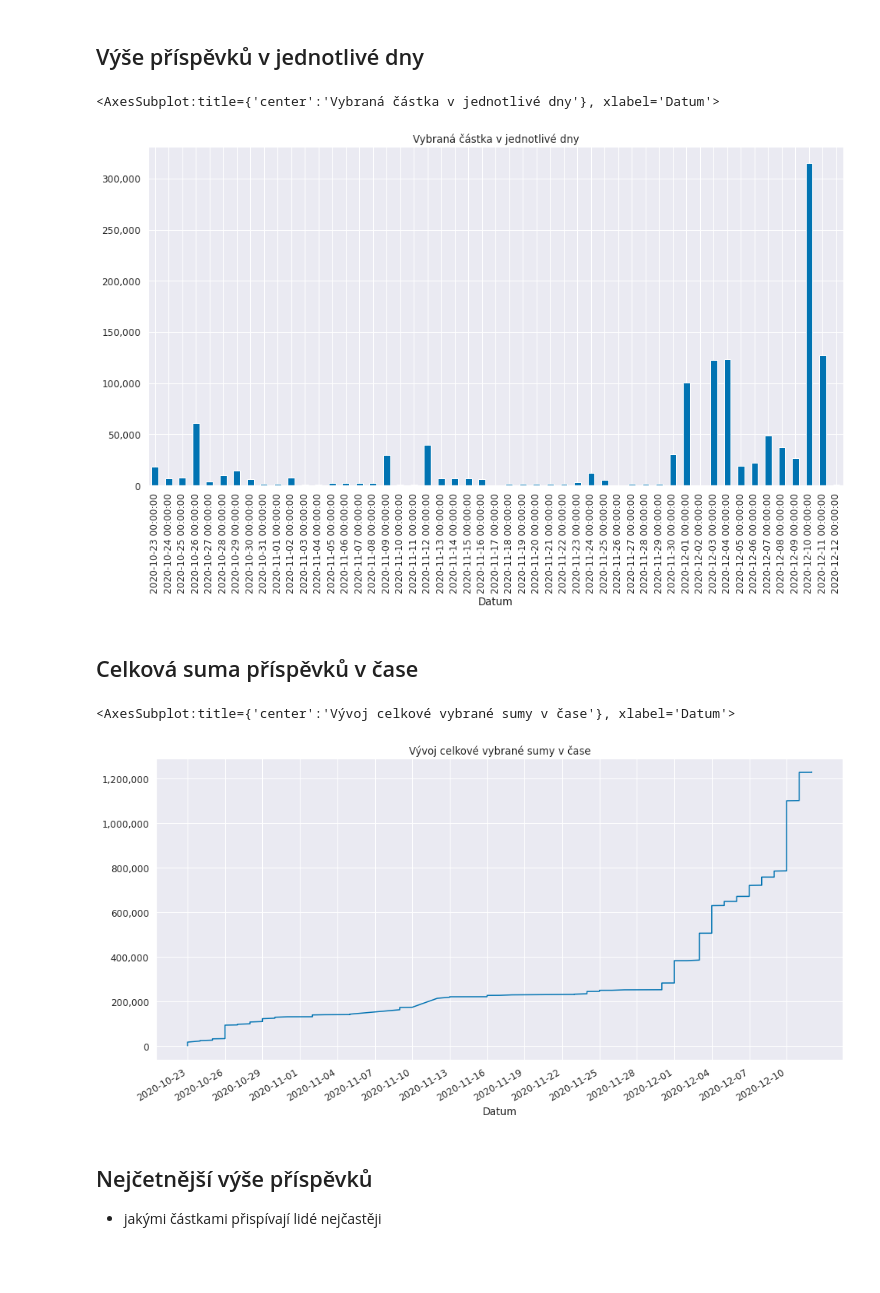
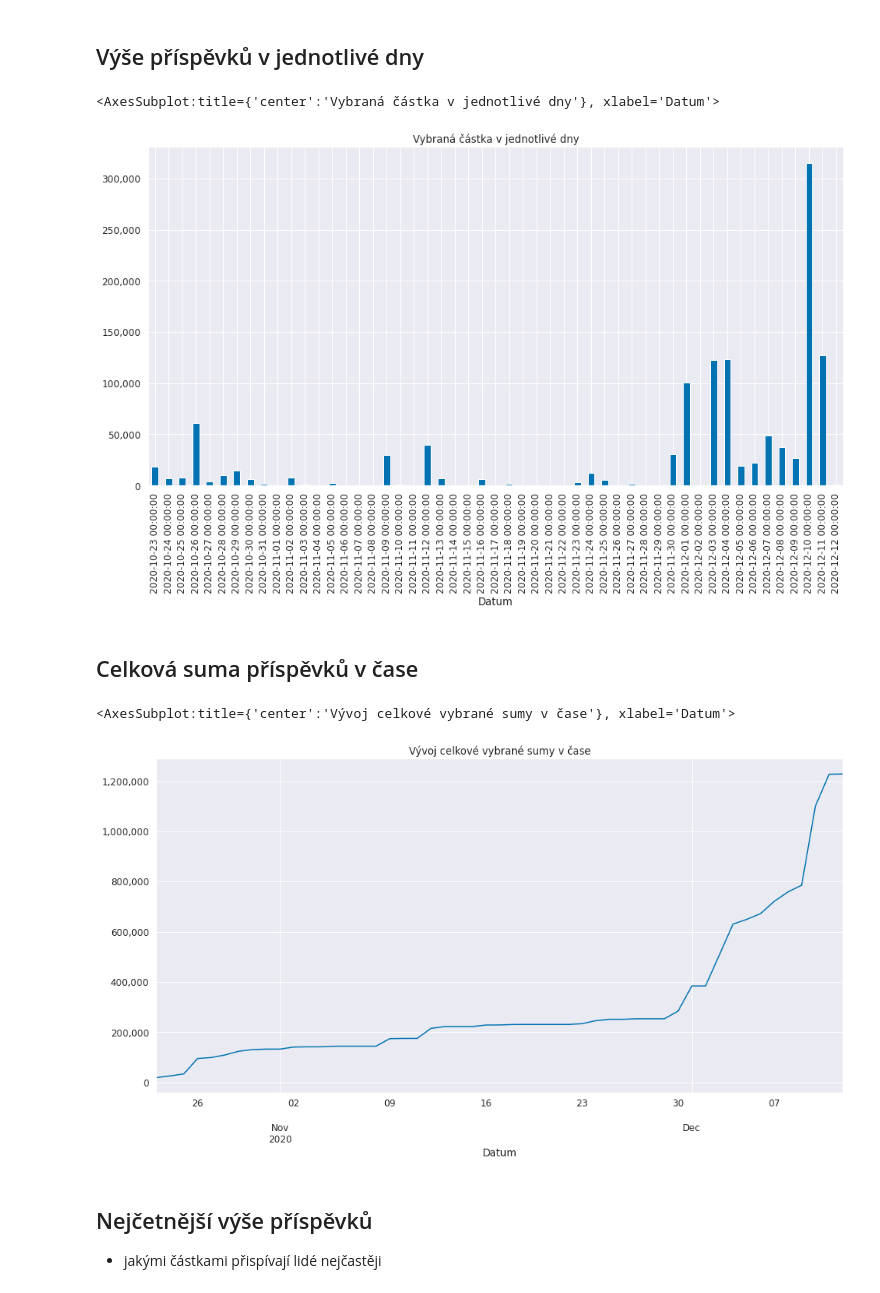
Before and after one commit to matr01/jupyter-hello, a Jupyter notebook: lide-pro.ipynb, the cells around one changed output. Drawn from its saved outputs; the diff is of its cells as text; code cells hidden in the pictures; blank space fills up the shorter version.

Commit message:
fix resampling and cumsum, add levice

```diff
--- a/lide-pro.ipynb
+++ b/lide-pro.ipynb
@@ -68,7 +68,7 @@ tx.describe()
 ## Výše příspěvků v jednotlivé dny
 # %%
 # contributions by days (+ filling the gaps)
-cbd = tx['Částka'].groupby('Datum').sum().resample("1d").pad()
+cbd = tx['Částka'].groupby('Datum').sum().resample("1d").agg(np.sum)
 
 plt.ticklabel_format(style = 'plain')
 ax = plt.gca()
@@ -77,19 +77,19 @@ ax.yaxis.set_major_formatter(matplotlib.ticker.FuncFormatter(lambda x, p: format
 cbd.plot(kind='bar', ax=ax, title='Vybraná částka v jednotlivé dny')
 # %% [output]
 <AxesSubplot:title={'center':'Vybraná částka v jednotlivé dny'}, xlabel='Datum'>
-[figure, old version]
+[figure, new version]
 # %% [markdown]
 ## Celková suma příspěvků v čase
 # %%
 f = plt.figure()
 plt.ticklabel_format(style = 'plain')
 ax = plt.gca()
 ax.yaxis.set_major_formatter(matplotlib.ticker.FuncFormatter(lambda x, p: format(int(x), ',')))
 
-tx['Částka'].cumsum().plot(ax=ax, xticks=cbd.index[::3], title='Vývoj celkové vybrané sumy v čase')
+cbd.cumsum().plot(ax=ax, title='Vývoj celkové vybrané sumy v čase')
 # %% [output]
 <AxesSubplot:title={'center':'Vývoj celkové vybrané sumy v čase'}, xlabel='Datum'>
-[figure, old version]
+[figure, new version]
 # %% [markdown]
 ## Nejčetnější výše příspěvků
 
```
Also changed, not shown: 1 other file.
